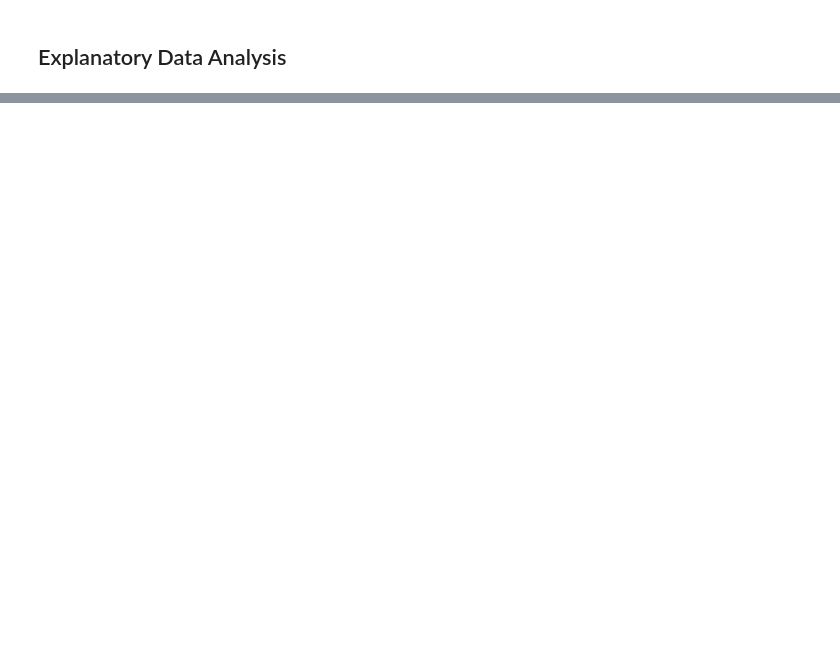
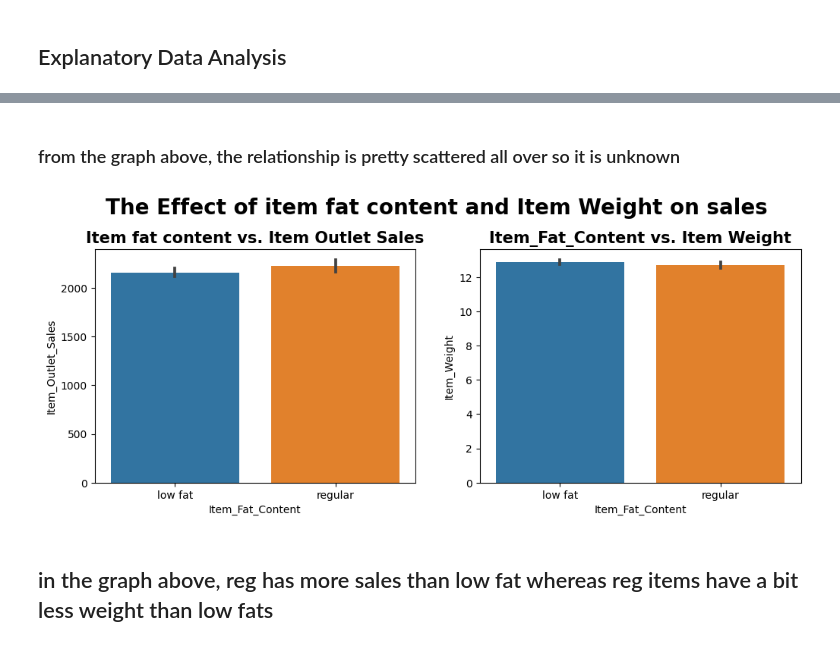
Before and after one commit to elleniayele/Prediction-of-Product-Sales1, a Jupyter notebook: prediction of product sales .ipynb, the cells around one changed output, grey strips where cells are left out. Cells and saved outputs as stored; diff of their text form; code cells hidden in the pictures; blank space fills up the shorter version.

```diff
--- a/prediction of product sales .ipynb
+++ b/prediction of product sales .ipynb
@@ -210,0 +276,21 @@ ax = sns.heatmap(corr, cmap= 'YlGn', annot = True);
+# %% [markdown]
+### from the graph above, the relationship is pretty scattered all over so it is unknown
+# %%
+## Define MatplotLib fig and ax objects using plt.subplots()
+fig, axes = plt.subplots(ncols = 2, figsize = (12,4))
+
+sns.barplot(data = df, x = 'Item_Fat_Content', y = 'Item_Outlet_Sales', ax = axes[0])
+
+## Set the Title
+axes[0].set_title('Item fat content vs. Item Outlet Sales', fontsize = 15, fontweight = 'bold')
+sns.barplot(data = df, x = 'Item_Fat_Content', y = 'Item_Weight', ax = axes[1])
+
+## Set the Title
+axes[1].set_title('Item_Fat_Content vs. Item Weight', fontsize = 15, fontweight = 'bold')
+
+## Set the Suptitle
+fig.suptitle('The Effect of item fat content and Item Weight on sales', fontsize = 20, fontweight = 'bold', y = 1.05);
+# %% [output]
+[figure, added]
+# %% [markdown]
+## in the graph above, reg has more sales than low fat whereas reg items have a bit less weight than low fats
```
Also changed, not shown: parts of 18 cells of this notebook.
